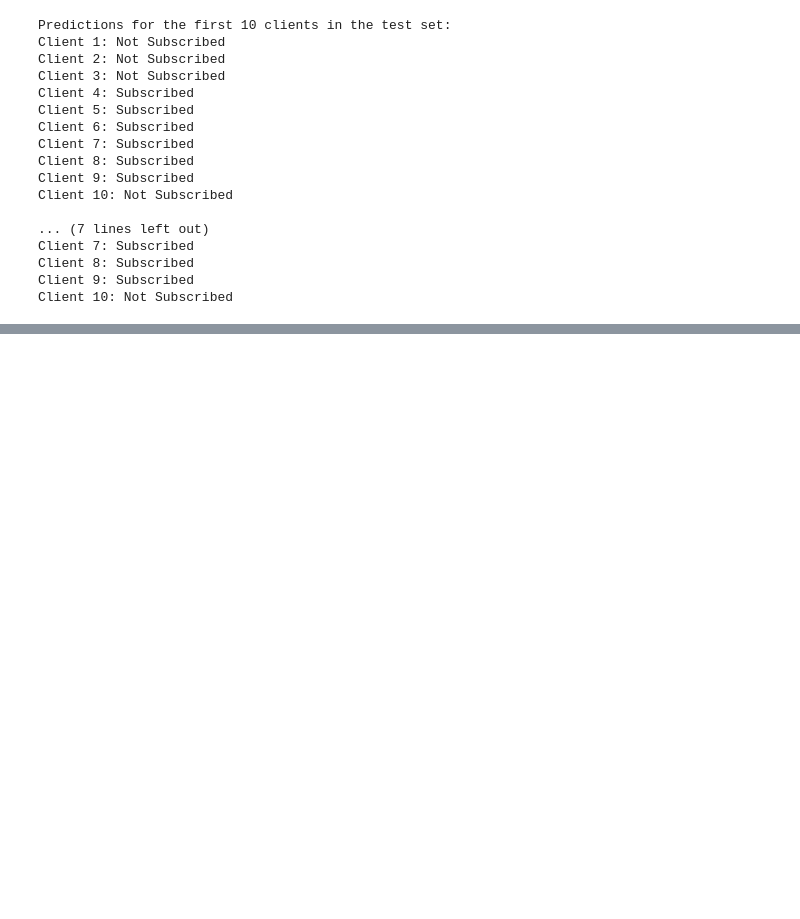
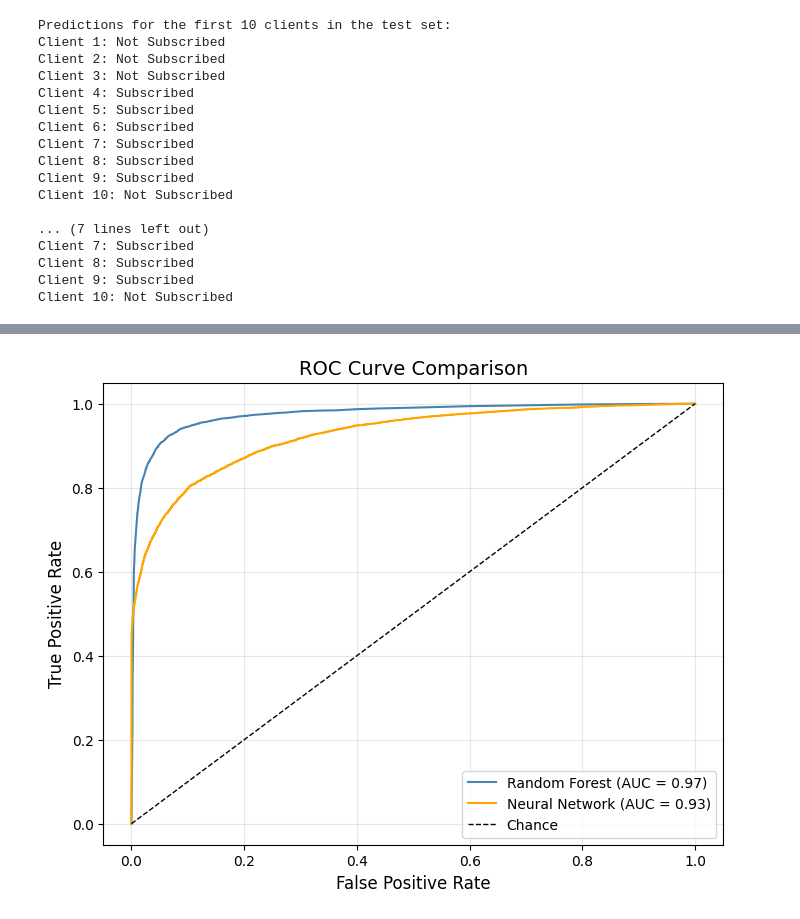
Before and after one commit to KalanaBimsara/Bank-Client-Prediction, a Jupyter notebook: CW_ML_CM2604.ipynb, the cells around one changed output, grey strips where cells are left out. Cells and saved outputs as stored; diff of their text form; code cells hidden in the pictures; blank space fills up the shorter version.

```diff
--- a/CW_ML_CM2604.ipynb
+++ b/CW_ML_CM2604.ipynb
@@ -212,16 +208,17 @@ Preprocessed Data:
 
 [5 rows x 28 columns]
 # %%
-# Step 1: Initialize Random Forest with 100 trees (n_estimators = 100)
+# Step 1: Initialize Random Forest with 100 trees
 rf_model = RandomForestClassifier(n_estimators=100, random_state=42)
 
 # Step 2: Train the model
 rf_model.fit(X_train, y_train)
 
-# Step 3: Predict on the test data
-y_pred_rf = rf_model.predict(X_test)
+# Step 3: Predict probabilities on test data
+rf_probs = rf_model.predict_proba(X_test)[:, 1]  # Probabilities for the positive class
 
-# Step 4: Evaluate the model
+# Step 4: Evaluate the model using predicted labels
+y_pred_rf = (rf_probs > 0.5).astype(int)  # Convert probabilities to binary predictions
 print("Random Forest Performance:")
 print(classification_report(y_test, y_pred_rf))
 print(f"Accuracy: {accuracy_score(y_test, y_pred_rf):.2f}")
@@ -391,0 +481,22 @@ for i, (proba, pred) in enumerate(zip(first_10_predictions.flatten(), first_10_l
+# %%
+# ROC Curves and AUC
+rf_fpr, rf_tpr, _ = roc_curve(y_test, rf_probs)
+nn_fpr, nn_tpr, _ = roc_curve(y_test, y_proba_nn)
+rf_auc = auc(rf_fpr, rf_tpr)
+nn_auc = auc(nn_fpr, nn_tpr)
+
+# Plot ROC Curves
+plt.figure(figsize=(8, 6))
+plt.plot(rf_fpr, rf_tpr, label=f'Random Forest (AUC = {rf_auc:.2f})', color='steelblue')
+plt.plot(nn_fpr, nn_tpr, label=f'Neural Network (AUC = {nn_auc:.2f})', color='orange')
+plt.plot([0, 1], [0, 1], 'k--', lw=1, label='Chance')
+
+# Add labels and title
+plt.title('ROC Curve Comparison', fontsize=14)
+plt.xlabel('False Positive Rate', fontsize=12)
+plt.ylabel('True Positive Rate', fontsize=12)
+plt.legend(loc='lower right')
+plt.grid(alpha=0.3)
+plt.show()
+# %% [output]
+[figure, added]
```
Also changed, not shown: parts of 7 cells of this notebook.
